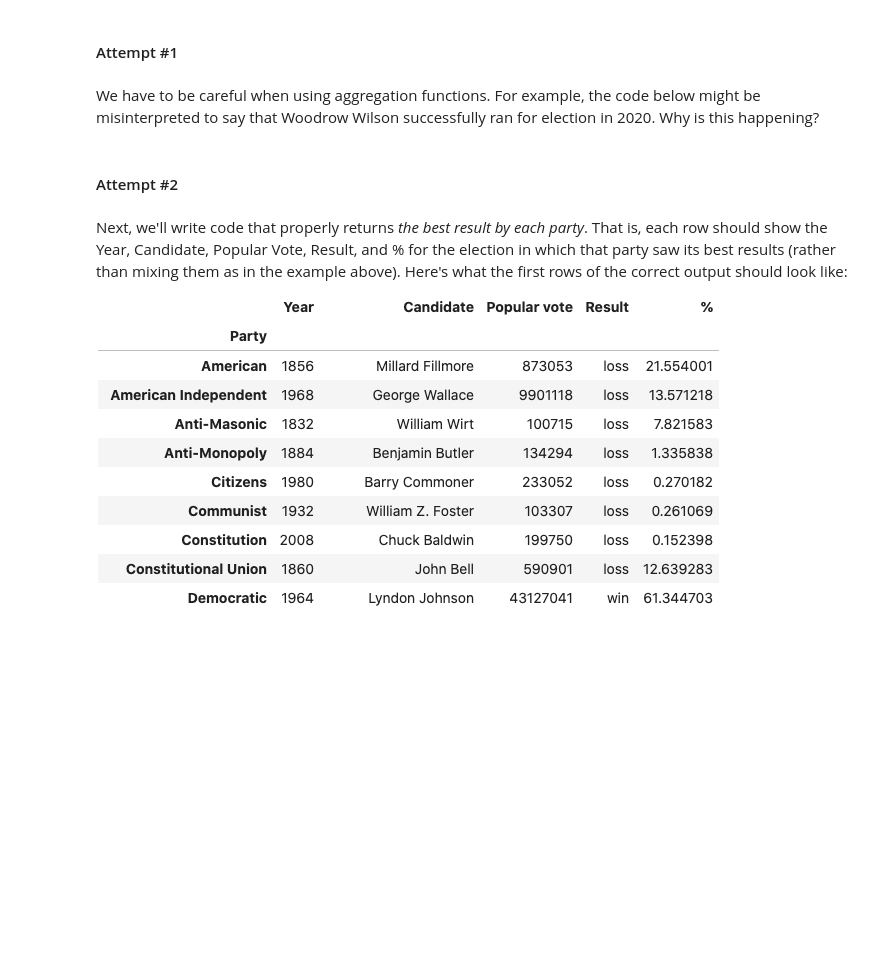
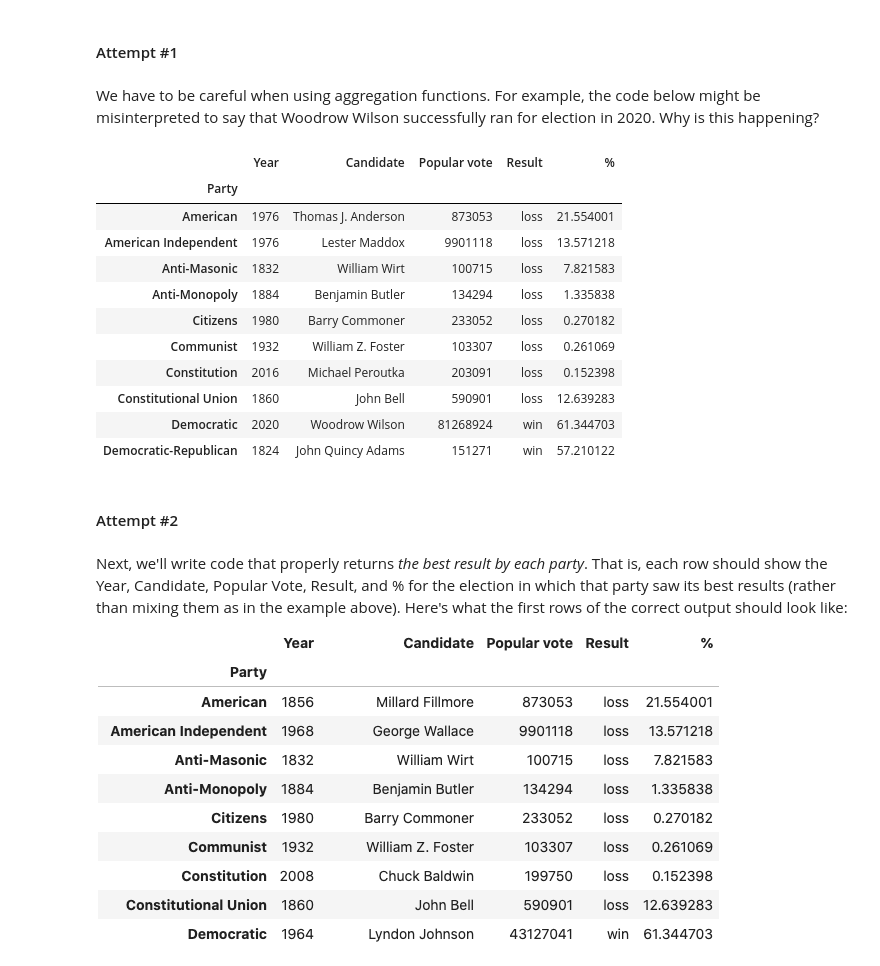
Before and after one commit to GhostLazy/Data100, a Jupyter notebook: su24-materials-main/lecture/lec04/lec04-su24.ipynb, the cells around one changed output. Saved outputs shown, nothing was run; the diff lists cells and outputs as text; code cells hidden in the pictures; blank space fills up the shorter version.

```diff
--- a/su24-materials-main/lecture/lec04/lec04-su24.ipynb
+++ b/su24-materials-main/lecture/lec04/lec04-su24.ipynb
@@ -283,7 +573,20 @@ Assume that we want to know the best election by each party.
 # %% [markdown]
 We have to be careful when using aggregation functions. For example, the code below might be misinterpreted to say that Woodrow Wilson successfully ran for election in 2020. Why is this happening?
 # %%
-elections.groupby("Party").agg(max).head(10)
+elections.groupby("Party").max().head(10)
+# %% [output]
+|  | Year | Candidate | Popular vote | Result | % |
+| Party |  |  |  |  |  |
+| American | 1976 | Thomas J. Anderson | 873053 | loss | 21.554001 |
+| American Independent | 1976 | Lester Maddox | 9901118 | loss | 13.571218 |
+| Anti-Masonic | 1832 | William Wirt | 100715 | loss | 7.821583 |
+| Anti-Monopoly | 1884 | Benjamin Butler | 134294 | loss | 1.335838 |
+| Citizens | 1980 | Barry Commoner | 233052 | loss | 0.270182 |
+| Communist | 1932 | William Z. Foster | 103307 | loss | 0.261069 |
+| Constitution | 2016 | Michael Peroutka | 203091 | loss | 0.152398 |
+| Constitutional Union | 1860 | John Bell | 590901 | loss | 12.639283 |
+| Democratic | 2020 | Woodrow Wilson | 81268924 | win | 61.344703 |
+| Democratic-Republican | 1824 | John Quincy Adams | 151271 | win | 57.210122 |
 # %% [markdown]
 #### Attempt #2
 # %% [markdown]
```
Also changed, not shown: parts of 49 cells of this notebook, 9 other files.
